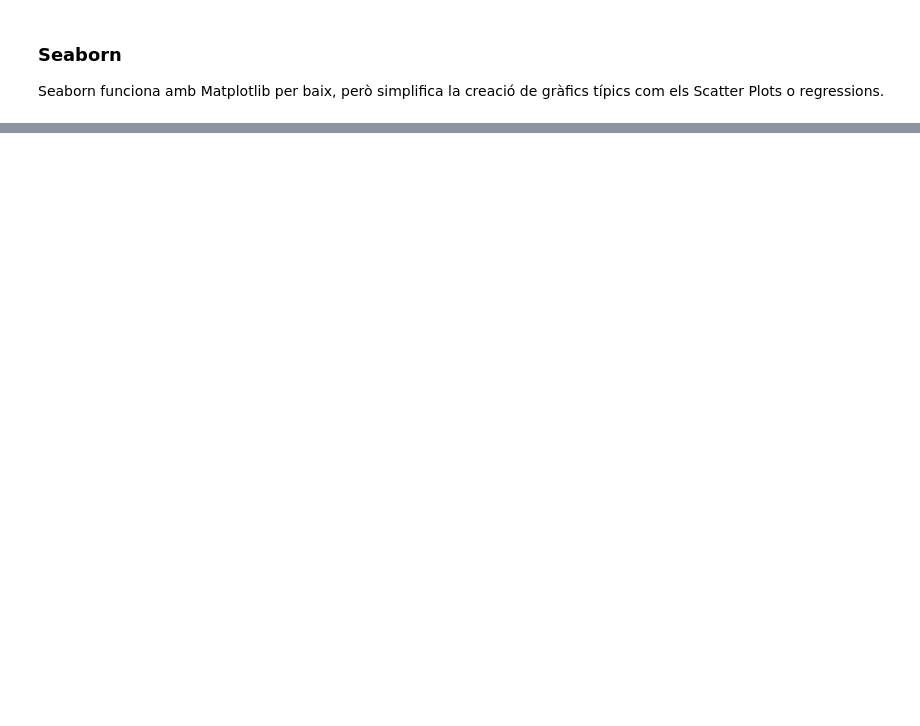
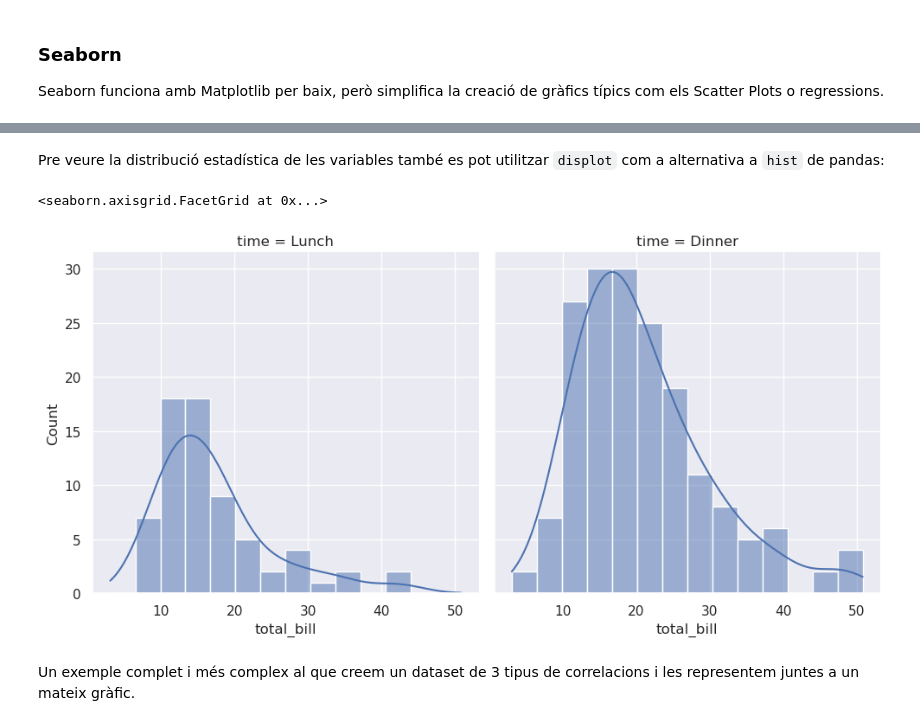
Before and after one commit to xxjcaxx/Disseny-i-avaluacio-de-models, a Jupyter notebook: apunts/documents/intro/Machine learning python.ipynb, the cells around one changed output, grey strips where cells are left out. Drawn from its saved outputs; the diff is of its cells as text; code cells hidden in the pictures; blank space fills up the shorter version.

```diff
--- a/apunts/documents/intro/Machine learning python.ipynb
+++ b/apunts/documents/intro/Machine learning python.ipynb
@@ -928,2 +966,11 @@ import seaborn as sns
+# %% [markdown]
+Pre veure la distribució estadística de les variables també es pot utilitzar `displot` com a alternativa a `hist` de pandas:
+# %%
+sns.displot(data=tips, x="total_bill", col="time", kde=True)
+# %% [output]
+<seaborn.axisgrid.FacetGrid at 0x...>
+[figure, added]
+# %% [markdown]
+Un exemple complet i més complex al que creem un dataset de 3 tipus de correlacions i les representem juntes a un mateix gràfic.
 # %%
 
```
Also changed, not shown: parts of 14 cells of this notebook, 1 other file.
